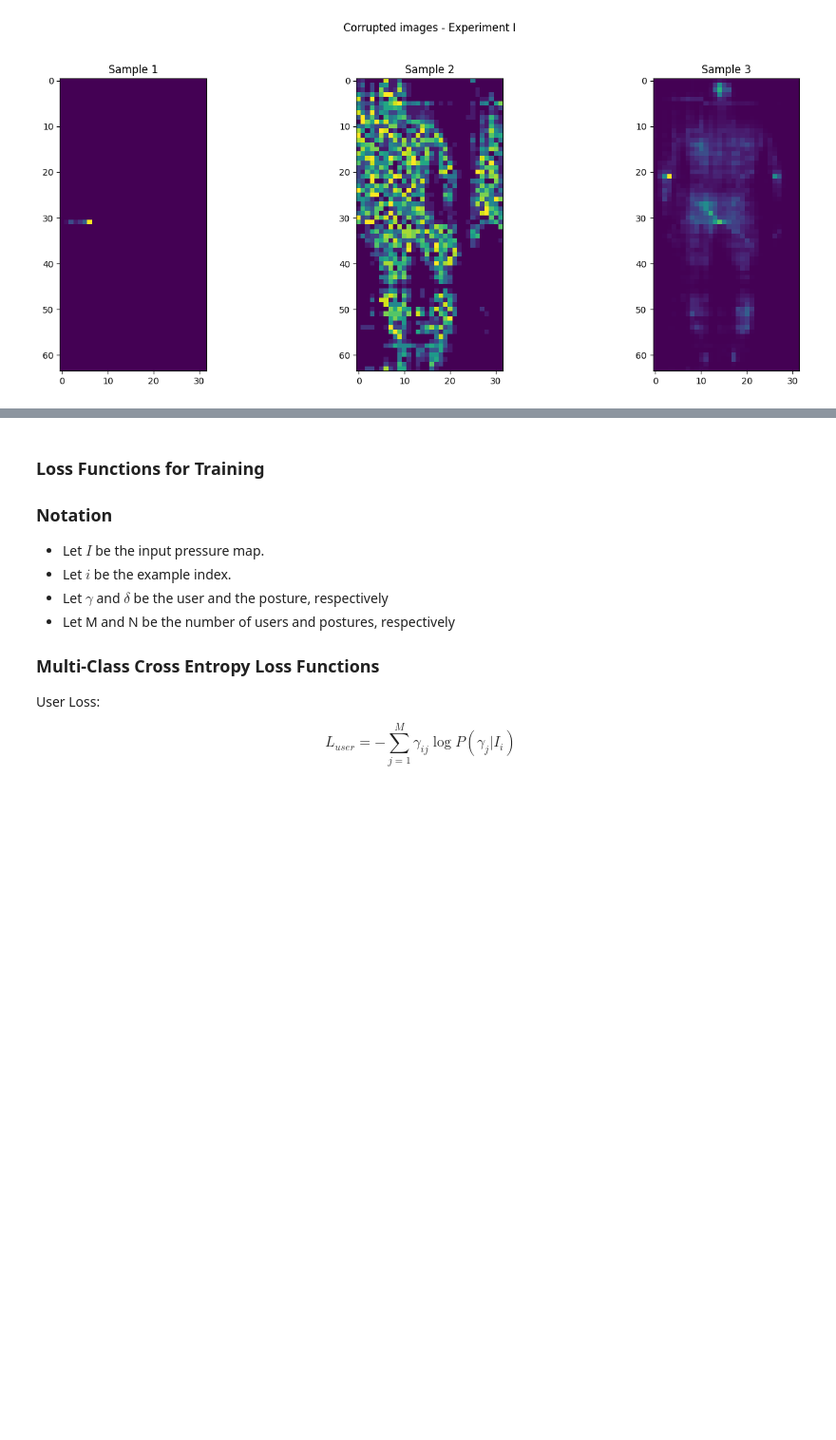
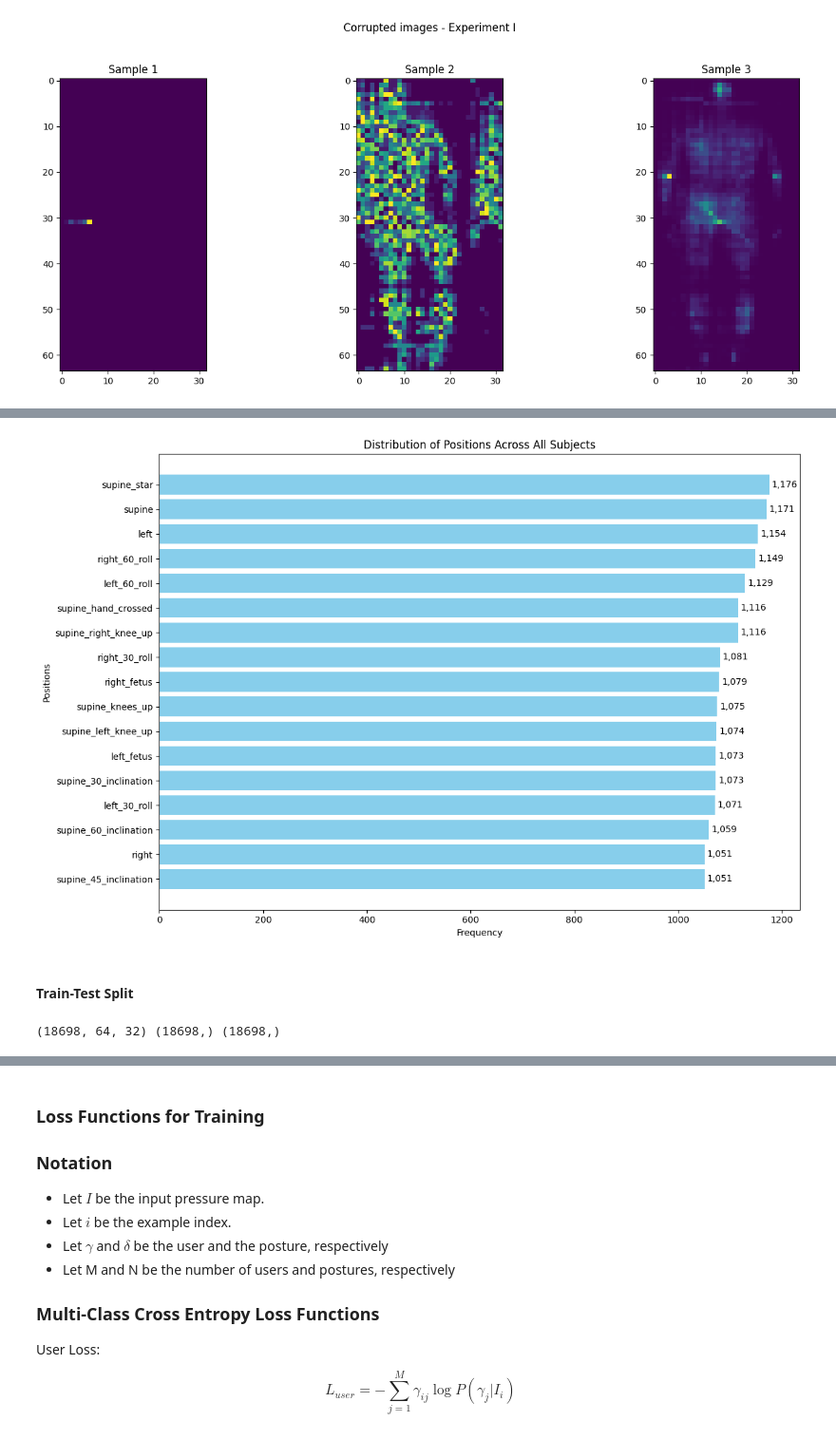
Before and after one commit to sofiapopetrogu/HDA, a Jupyter notebook: hda_project_new.ipynb, the cells around one changed output, grey strips where cells are left out. Shown at 95% size. Cells and saved outputs as stored; diff of their text form; code cells hidden in the pictures; blank space fills up the shorter version.

```diff
--- a/hda_project_new.ipynb
+++ b/hda_project_new.ipynb
@@ -199 +222,30 @@ def token_patient(x):
+# %%
+# Show the distribution of the positions across the subjects
+
+position_counts = Counter()
+
+for subject_data in exp_i_data.values():
+    position_counts.update(subject_data['positions'])
+
+# Sort positions by count in descending order
+sorted_positions_counts = sorted(position_counts.items(), key=lambda item: item[1])
+positions, counts = zip(*sorted_positions_counts)
+
+# Plot the distribution of positions
+plt.figure(figsize=(12, 8))
+bars = plt.barh(positions, counts, color='skyblue')
+
+# Add values at the end of each bar
+for bar in bars:
+    plt.text(bar.get_width() + 5, bar.get_y() + bar.get_height()/2, f'{bar.get_width():,}', va='center', color='black')
+
+plt.xlabel('Frequency')
+plt.ylabel('Positions')
+plt.title('Distribution of Positions Across All Subjects')
+plt.tight_layout()
+plt.show()
+# %% [output]
+[figure, added]
+# %% [markdown]
+#### Train-Test Split
 # %%
@@ -210,0 +268,4 @@ for subject in subj_list[1:]:
+# %%
+print(X.shape, y.shape, label_s.shape)
+# %% [output]
+(18698, 64, 32) (18698,) (18698,)
```
Also changed, not shown: parts of 21 cells of this notebook.
